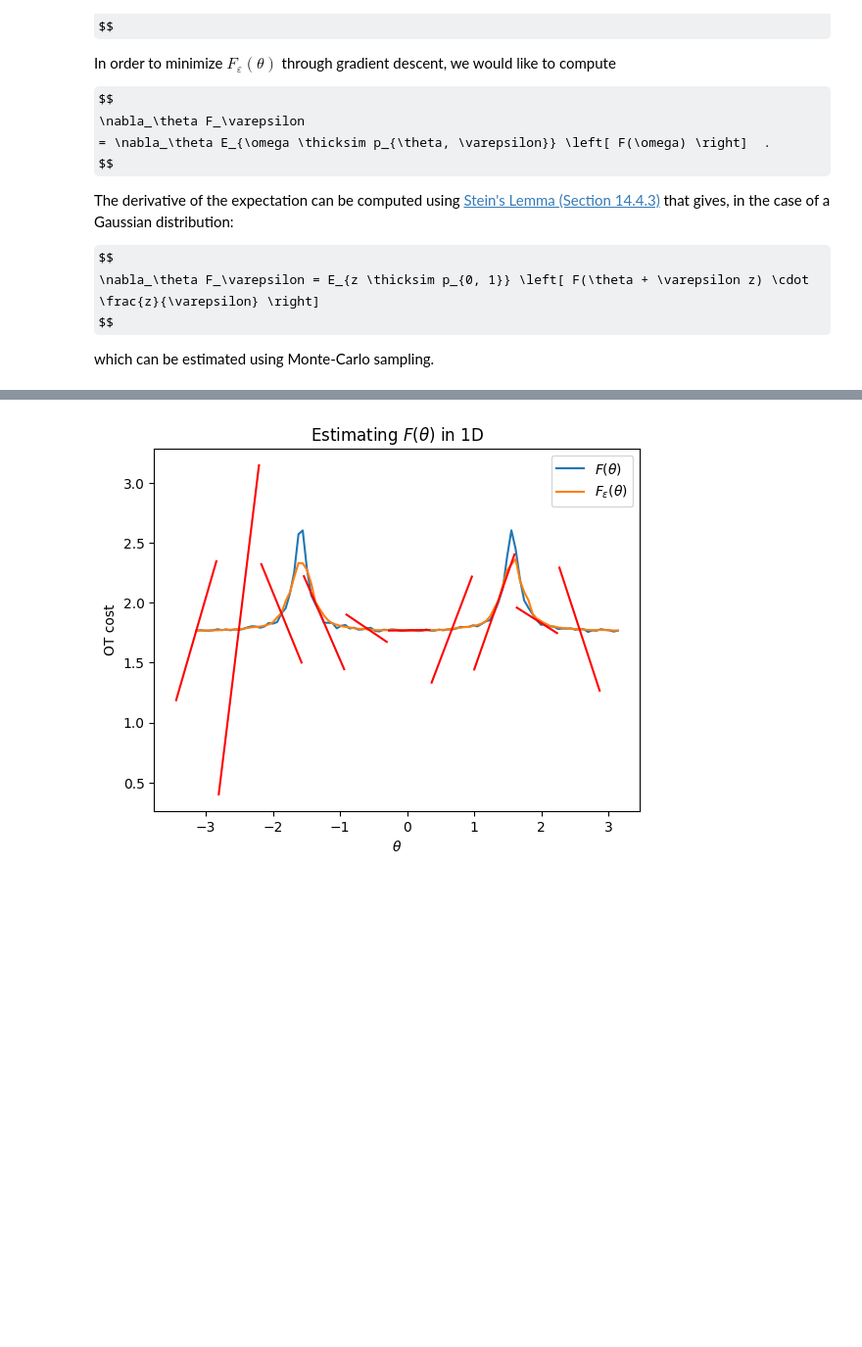
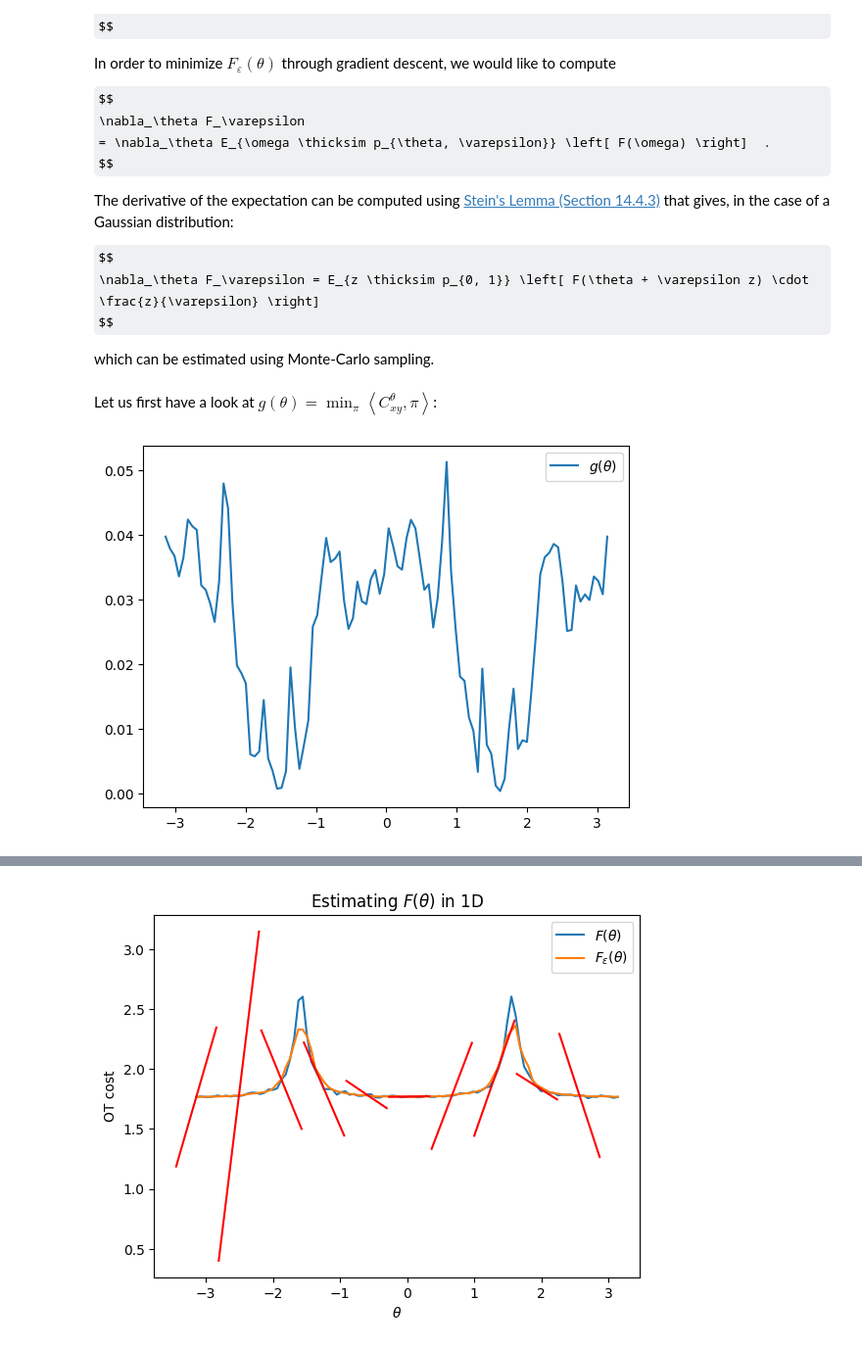
Before and after one commit to rtavenar/dgswp, a Jupyter notebook: test_swgg_optim_1d.ipynb, the cells around one changed output, grey strips where cells are left out. Shown: that part at 98% size. Drawn from its saved outputs; the diff is of its cells as text; code cells hidden in the pictures; some formulas as TeX source; blank space fills up the shorter version.

```diff
--- a/test_swgg_optim_1d.ipynb
+++ b/test_swgg_optim_1d.ipynb
@@ -52,3 +52,26 @@ x = np.random.randn(n, d) * 3
 y = np.random.randn(n, d)
 x[:, 1] /= 10
 y[:, 1] /= 10
+# %% [markdown]
+Let us first have a look at $g(\theta) = \min_\pi \left\langle C_{xy}^\theta, \pi \right\rangle$:
+# %%
+from partial import partial_ot_1d
+import matplotlib.pyplot as plt
+
+n_angles = 100
+
+list_theta = torch.linspace(-np.pi, np.pi, n_angles)
+
+costs = []
+for theta_i in list_theta:
+    w = np.stack([np.cos(theta_i), np.sin(theta_i)])
+    x_1d = x @ w.T
+    y_1d = y @ w.T
+
+    _, _, cumulative_costs = partial_ot_1d(x_1d, y_1d, max_iter=n//2, p=2)
+    costs.append(np.sum(cumulative_costs))
+
+plt.plot(list_theta, costs, label="$g(\\theta)$")
+plt.legend();
+# %% [output]
+[figure, added]
```
Also changed, not shown: parts of 6 cells of this notebook, 3 other files.
